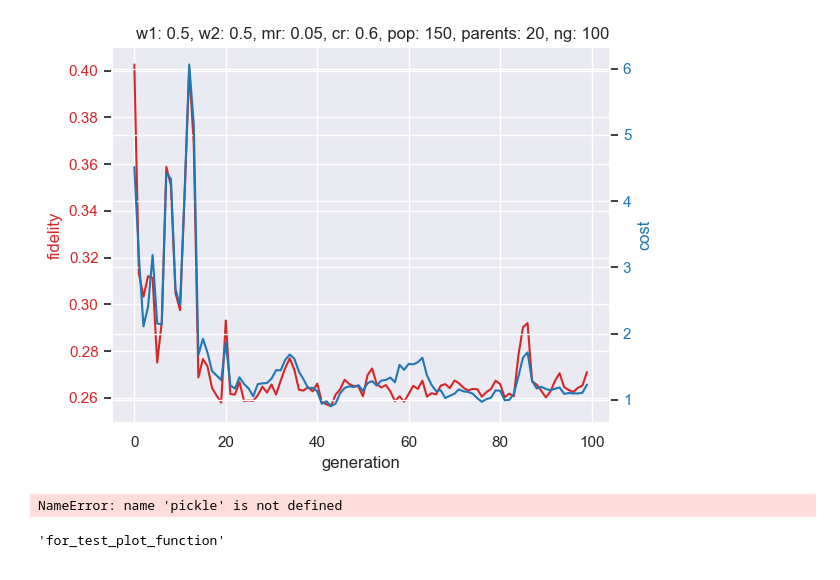
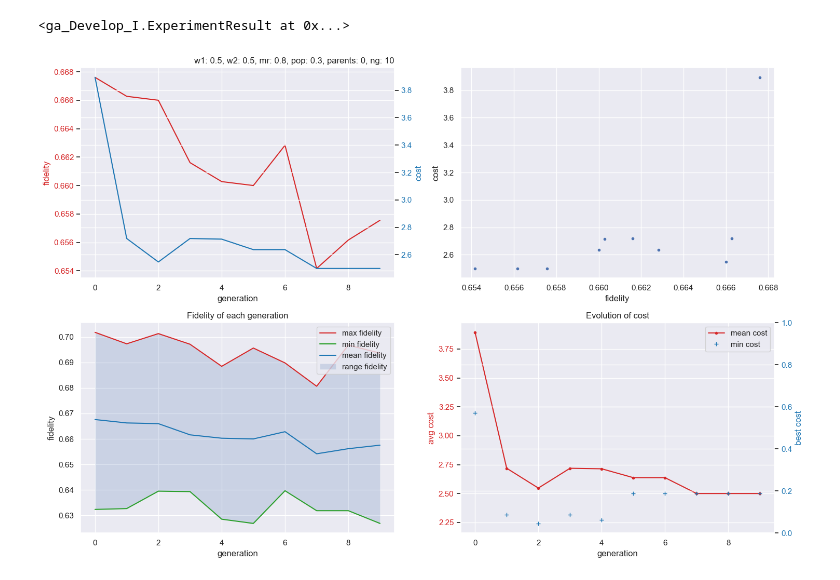
Before and after one commit to PankidT/Qnet-genetic-opt, a Jupyter notebook: tutorial/poramat_work_part/read_pickle.ipynb, the cells around one changed output. Saved outputs shown, nothing was run; the diff lists cells and outputs as text; code cells hidden in the pictures.

Commit message:
clear result and change user input

```diff
--- a/tutorial/poramat_work_part/read_pickle.ipynb
+++ b/tutorial/poramat_work_part/read_pickle.ipynb
@@ -16,40 +8,5 @@ mean_cost = [np.mean(cost) for cost in my_loaded_object['cost_history']]
-# %%
-fig, ax1 = plt.subplots()
-x = np.arange(0, 100, 1)
-
-w1 = my_loaded_object['Hyperparameter']['w1']
-w2 = my_loaded_object['Hyperparameter']['w2']
-mutation_rate = my_loaded_object['Hyperparameter']['mutation_rate']
-crossover_rate = my_loaded_object['Hyperparameter']['crossover_rate']
-num_population = my_loaded_object['Hyperparameter']['num_population']
-num_parents = my_loaded_object['Hyperparameter']['num_parents']
-num_generation = my_loaded_object['Hyperparameter']['num_generation']
-
-plt.title(f'w1: {w1}, w2: {w2}, mr: {mutation_rate}, cr: {crossover_rate}, pop: {num_population}, parents: {num_parents}, ng: {num_generation}', loc='right')
-
-color = 'tab:red'
-ax1.set_xlabel('generation')
-ax1.set_ylabel('fidelity', color=color)
-ax1.plot(x, mean_fidelity, color=color)
-ax1.tick_params(axis='y', labelcolor=color)
-
-ax2 = ax1.twinx()  # instantiate a second axes that shares the same x-axis
-
-color = 'tab:blue'
-ax2.set_ylabel('cost', color=color)  # we already handled the x-label with ax1
-ax2.plot(x, mean_cost, color=color)
-ax2.tick_params(axis='y', labelcolor=color)
-
-fig.tight_layout()  # otherwise the right y-label is slightly clipped
-plt.show()
-# %% [output]
-[figure, removed]
-# %%
-with open("results/for_test_plot_function", "rb") as f:
-    test = pickle.load(f)
-# %% [output]
-NameError: name 'pickle' is not defined
-# %%
-test
-# %% [output]
-'for_test_plot_function'
+# %%
+visualize_result(path="results/for_test_plot_function", plot=True)
+# %% [output]
+<ga_Develop_I.ExperimentResult at 0x...>
+[figure, added]
```
Also changed, not shown: parts of 2 cells of this notebook, 34 other files.
